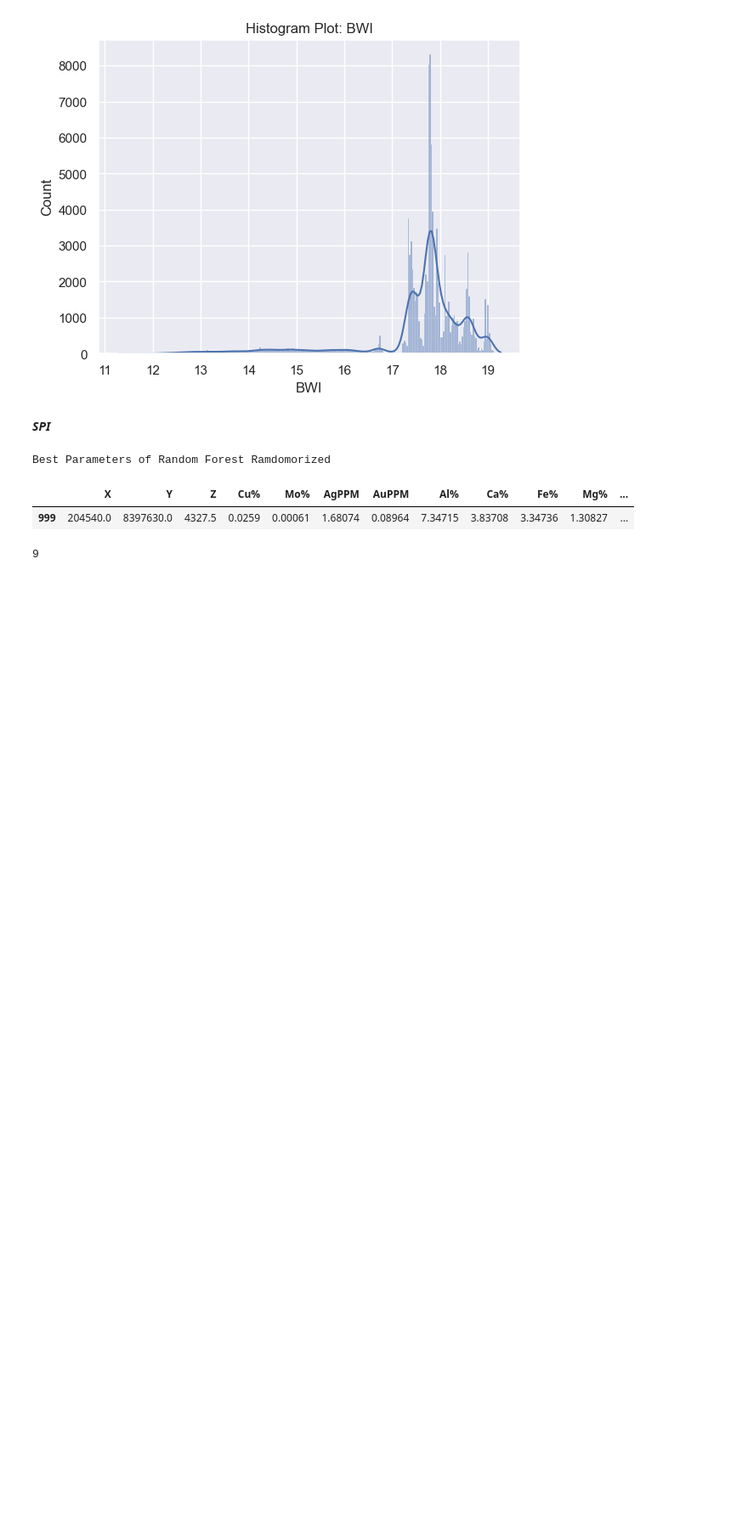
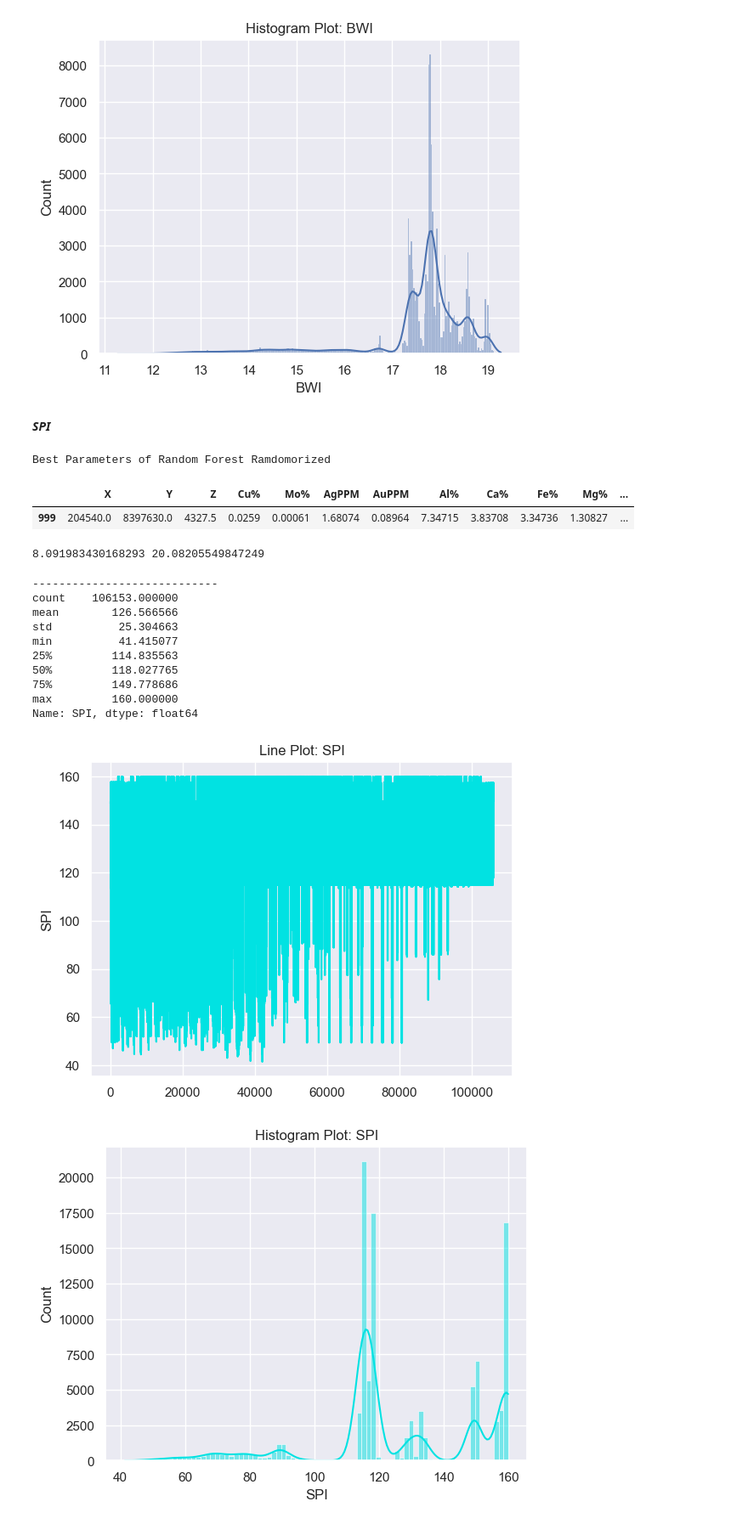
Before and after one commit to MichaelCueto/GeologyML23, a Jupyter notebook: 02_Codigo/borrador.ipynb, the cells around one changed output. Shown at 85% size. Cells and saved outputs as stored; diff of their text form; code cells hidden in the pictures; blank space fills up the shorter version.

```diff
--- a/02_Codigo/borrador.ipynb
+++ b/02_Codigo/borrador.ipynb
@@ -467,8 +467,59 @@ pd.DataFrame(df).transpose()
 # %% [output]
 |  | X | Y | Z | Cu% | Mo% | AgPPM | AuPPM | Al% | Ca% | Fe% | Mg% | ... |
 | 999 | 204540.0 | 8397630.0 | 4327.5 | 0.0259 | 0.00061 | 1.68074 | 0.08964 | 7.34715 | 3.83708 | 3.34736 | 1.30827 | ... |
-# %%
-a,c = 3,4
-a*3
-# %% [output]
-9
+# %%
+import pandas as pd
+import numpy as np
+root_true = '../03_BBDD/bwilt23.3.xlsx'
+root_pred = '../03_BBDD/Resultados_Dureza.xlsx'
+
+target_true = 'BWIP'
+target = 'BWI'
+yt = pd.read_excel(root_true)[target_true]
+yp = pd.read_excel(root_pred)[target]
+mape1 = np.mean(np.abs((yt - yp) / yt)) * 100
+mape1
+
+target_true = 'SPIP'
+target = 'SPI'
+yt = pd.read_excel(root_true)[target_true]
+yp = pd.read_excel(root_pred)[target]
+mape2 = np.mean(np.abs((yt - yp) / yt)) * 100
+mape2
+
+print(mape1, mape2)
+# %% [output]
+8.091983430168293 20.08205549847249
+# %%
+import seaborn as sns
+import matplotlib.pyplot as plt
+mask = ['SPI']
+root = '../03_BBDD/Resultados_Dureza.xlsx'
+df = pd.read_excel(root)
+def Statistics(mask,df):
+    for i in mask:
+        print('----------------------------')
+        print(df[i].describe().transpose())
+        random_color = np.random.rand(3,)
+
+        sns.set_theme()
+        sns.lineplot(data=df[i], color=random_color)
+        plt.title(f'Line Plot: {i}')
+        plt.show()
+        sns.histplot(data=df[i], kde=True, color=random_color)
+        plt.title(f'Histogram Plot: {i}')
+        plt.show()
+Statistics(mask,df)
+# %% [output]
+----------------------------
+count    106153.000000
+mean        126.566566
+std          25.304663
+min          41.415077
+25%         114.835563
+50%         118.027765
+75%         149.778686
+max         160.000000
+Name: SPI, dtype: float64
+[figure, added]
+[figure, added]
```
Also changed, not shown: 9 other files.
